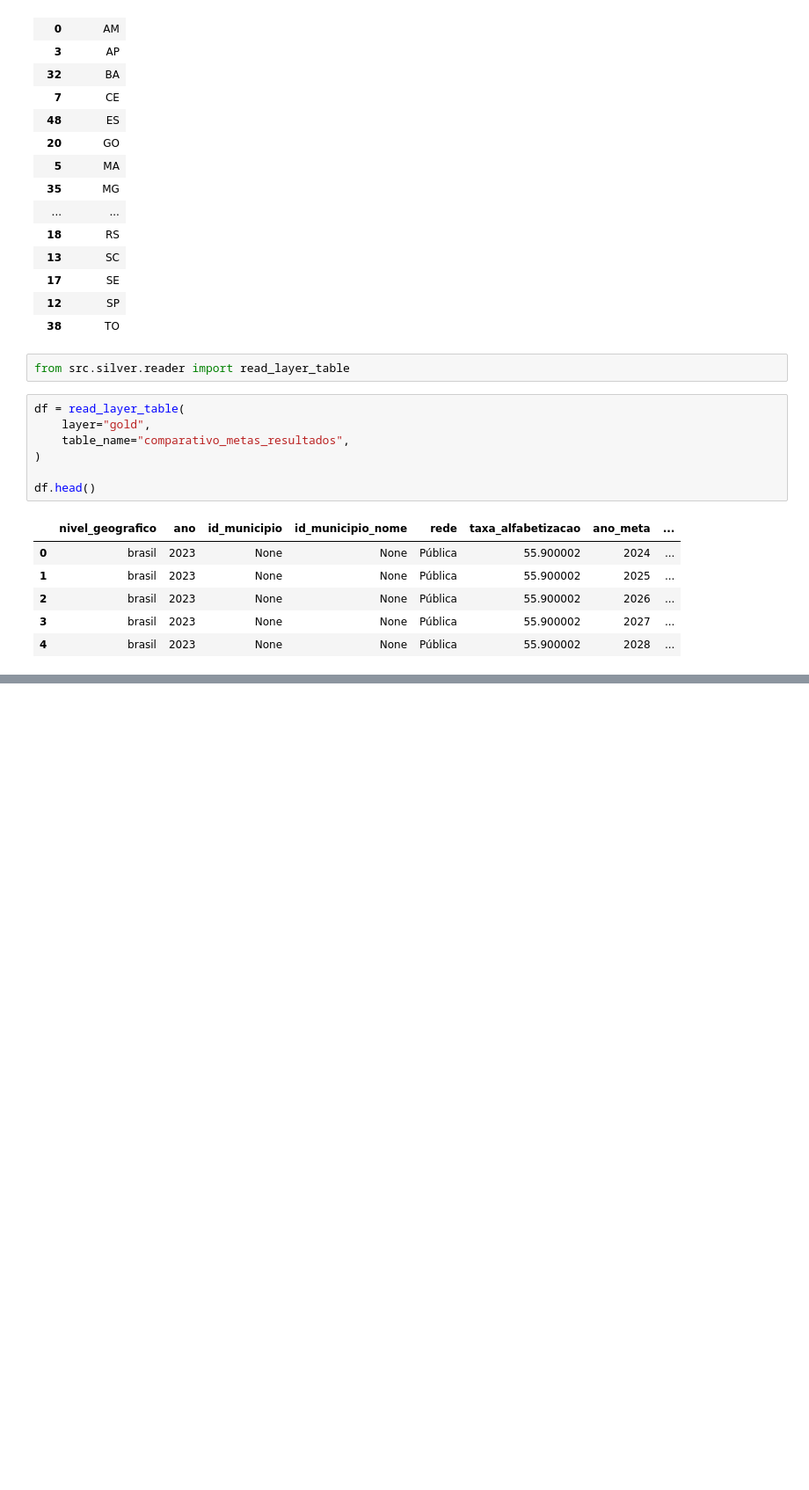
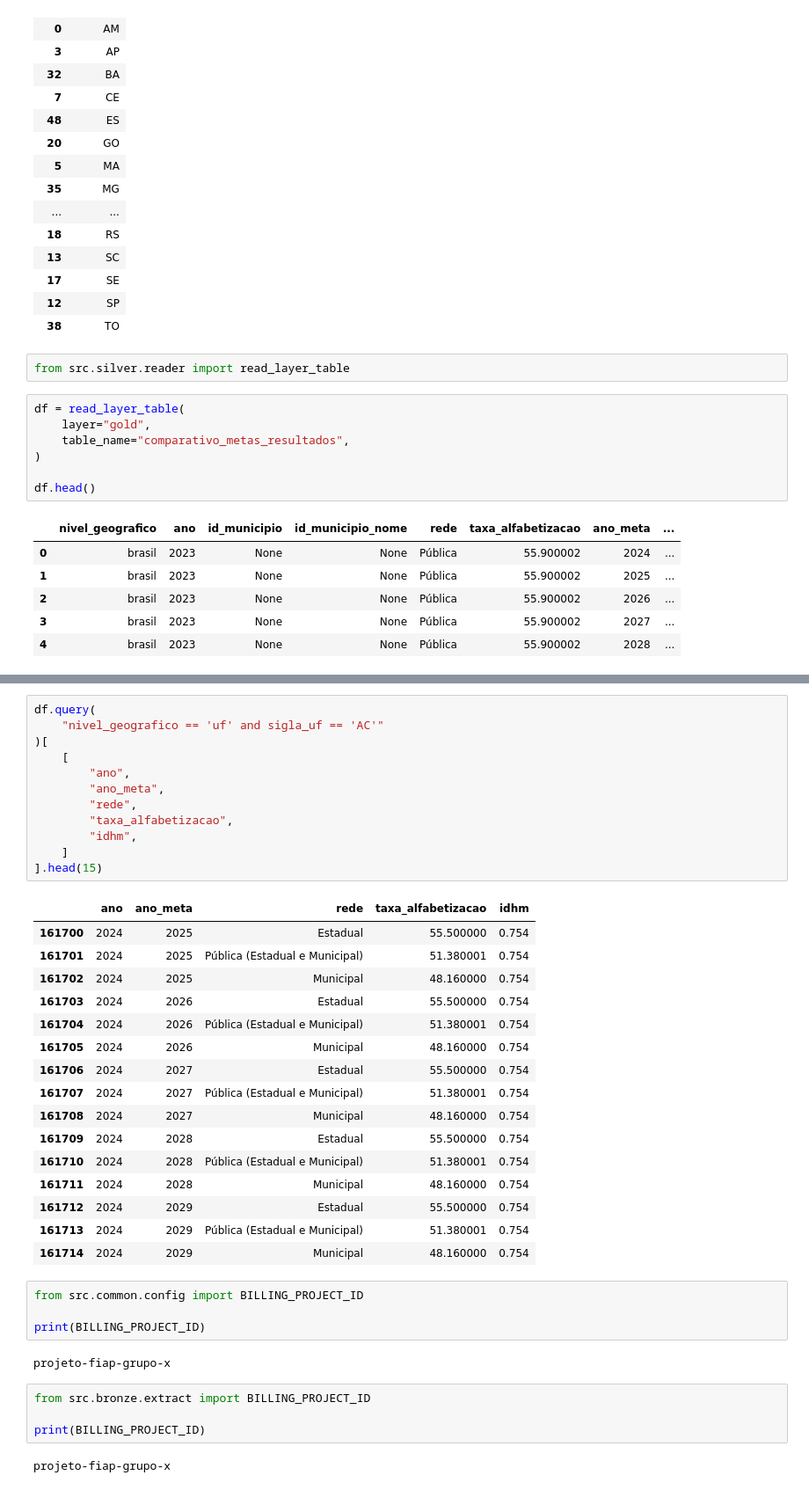
Before and after one commit to AndrePellegrini/tech-challenge-fase2, a Jupyter notebook: notebooks/03_atlas_exploration.ipynb, the cells around one changed output, grey strips where cells are left out. Shown at 88% size. Cells and saved outputs as stored; diff of their text form; blank space fills up the shorter version.

```diff
--- a/notebooks/03_atlas_exploration.ipynb
+++ b/notebooks/03_atlas_exploration.ipynb
@@ -171,0 +259,41 @@ df.columns.tolist()
+# %%
+df.query(
+    "nivel_geografico == 'uf' and sigla_uf == 'AC'"
+)[
+    [
+        "ano",
+        "ano_meta",
+        "rede",
+        "taxa_alfabetizacao",
+        "idhm",
+    ]
+].head(15)
+# %% [output]
+|  | ano | ano_meta | rede | taxa_alfabetizacao | idhm |
+| 161700 | 2024 | 2025 | Estadual | 55.500000 | 0.754 |
+| 161701 | 2024 | 2025 | Pública (Estadual e Municipal) | 51.380001 | 0.754 |
+| 161702 | 2024 | 2025 | Municipal | 48.160000 | 0.754 |
+| 161703 | 2024 | 2026 | Estadual | 55.500000 | 0.754 |
+| 161704 | 2024 | 2026 | Pública (Estadual e Municipal) | 51.380001 | 0.754 |
+| 161705 | 2024 | 2026 | Municipal | 48.160000 | 0.754 |
+| 161706 | 2024 | 2027 | Estadual | 55.500000 | 0.754 |
+| 161707 | 2024 | 2027 | Pública (Estadual e Municipal) | 51.380001 | 0.754 |
+| 161708 | 2024 | 2027 | Municipal | 48.160000 | 0.754 |
+| 161709 | 2024 | 2028 | Estadual | 55.500000 | 0.754 |
+| 161710 | 2024 | 2028 | Pública (Estadual e Municipal) | 51.380001 | 0.754 |
+| 161711 | 2024 | 2028 | Municipal | 48.160000 | 0.754 |
+| 161712 | 2024 | 2029 | Estadual | 55.500000 | 0.754 |
+| 161713 | 2024 | 2029 | Pública (Estadual e Municipal) | 51.380001 | 0.754 |
+| 161714 | 2024 | 2029 | Municipal | 48.160000 | 0.754 |
+# %%
+from src.common.config import BILLING_PROJECT_ID
+
+print(BILLING_PROJECT_ID)
+# %% [output]
+projeto-fiap-grupo-x
+# %%
+from src.bronze.extract import BILLING_PROJECT_ID
+
+print(BILLING_PROJECT_ID)
+# %% [output]
+projeto-fiap-grupo-x
```
Also changed, not shown: parts of 25 cells of this notebook, 20 other files.
